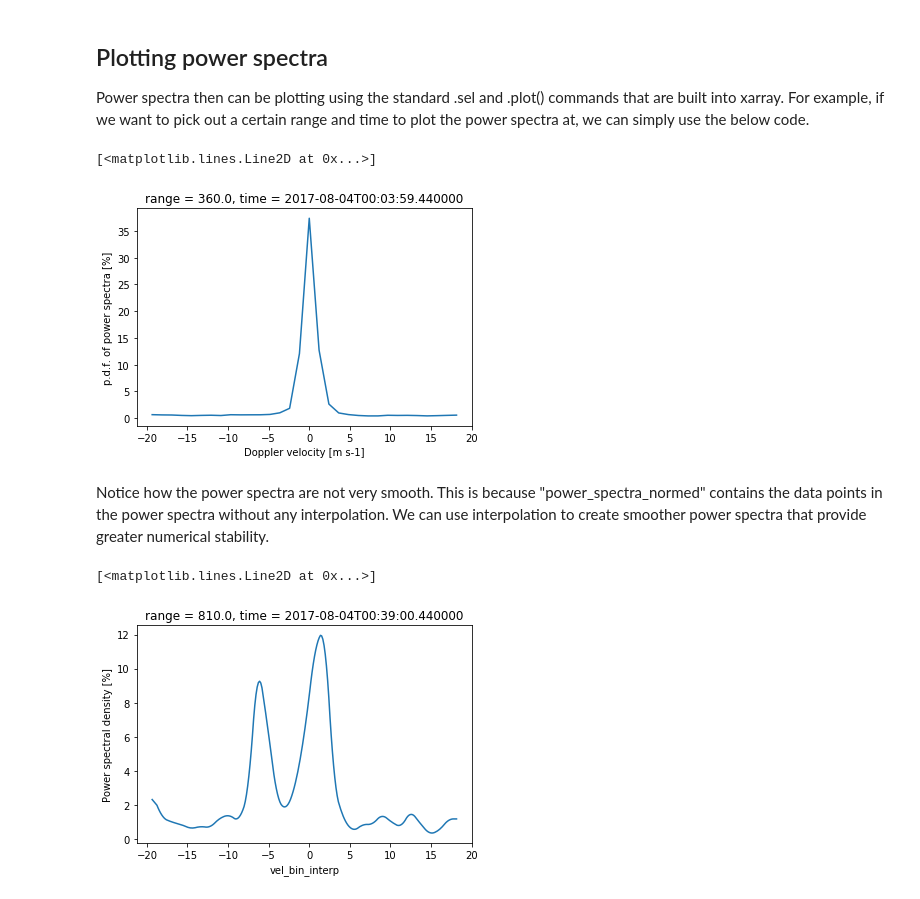
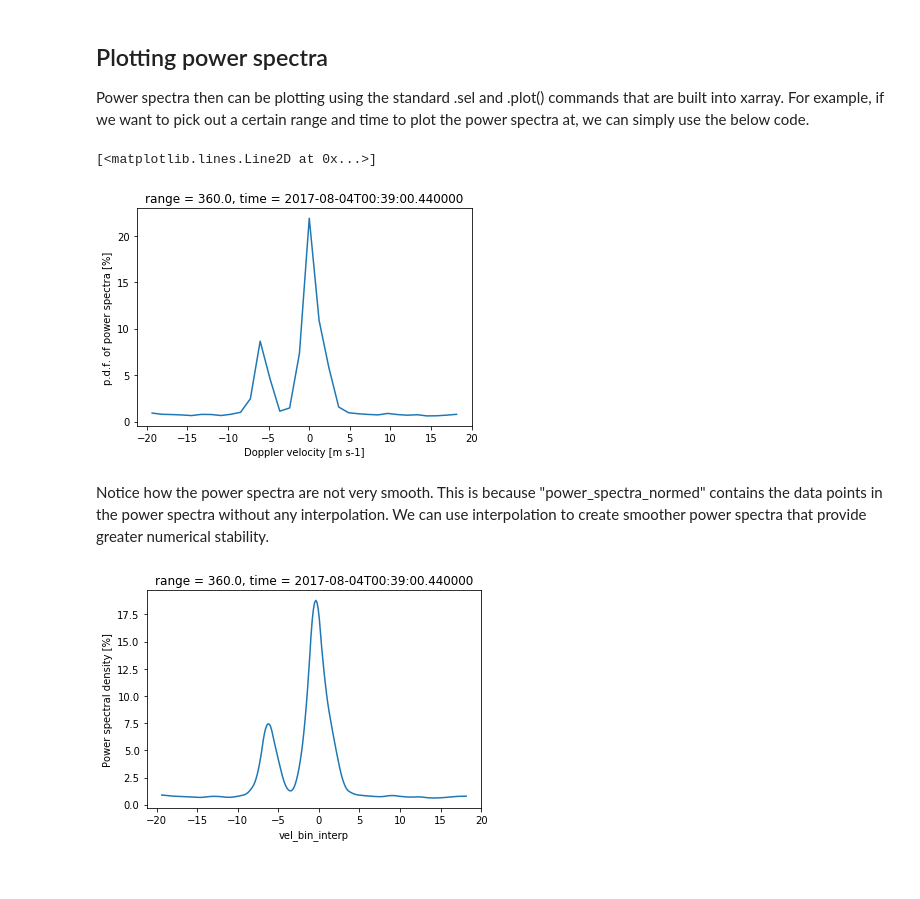
Before and after one commit to rcjackson/HighIQ, a Jupyter notebook: notebooks/HighIQ example notebook.ipynb, the cells around one changed output. Cells and saved outputs as stored; diff of their text form; code cells hidden in the pictures.

```diff
--- a/notebooks/HighIQ example notebook.ipynb
+++ b/notebooks/HighIQ example notebook.ipynb
@@ -68,19 +72,18 @@ Power spectra then can be plotting using the standard .sel and .plot() commands
 For example, if we want to pick out a certain range and time to plot the power spectra at, we can
 simply use the below code.
 # %%
-my_time = datetime.datetime(2017, 8, 4, 0, 4, 0)
+my_time = datetime.datetime(2017, 8, 4, 0, 39, 0)
 my_ds["power_spectra_normed"].sel(time=my_time, range=350., method='nearest').plot()
 # %% [output]
 [<matplotlib.lines.Line2D at 0x...>]
-[figure, old version]
+[figure, new version]
 # %% [markdown]
 Notice how the power spectra are not very smooth. This is because "power_spectra_normed" contains
 the data points in the power spectra without any interpolation. We can use interpolation to create smoother
 power spectra that provide greater numerical stability.
 # %%
 my_time = datetime.datetime(2017, 8, 4, 0, 39, 0)
-my_ds["power_spectra_normed_interp"].sel(time=my_time, range=800., method='nearest').plot()
-plt.save
+my_ds["power_spectra_normed_interp"].sel(time=my_time, range=350., method='nearest').plot()
+plt.savefig('bimodal_spectra.png', dpi=300)
 # %% [output]
-[<matplotlib.lines.Line2D at 0x...>]
-[figure, old version]
+[figure, new version]
```
Also changed, not shown: parts of 10 cells of this notebook, 8 other files.
